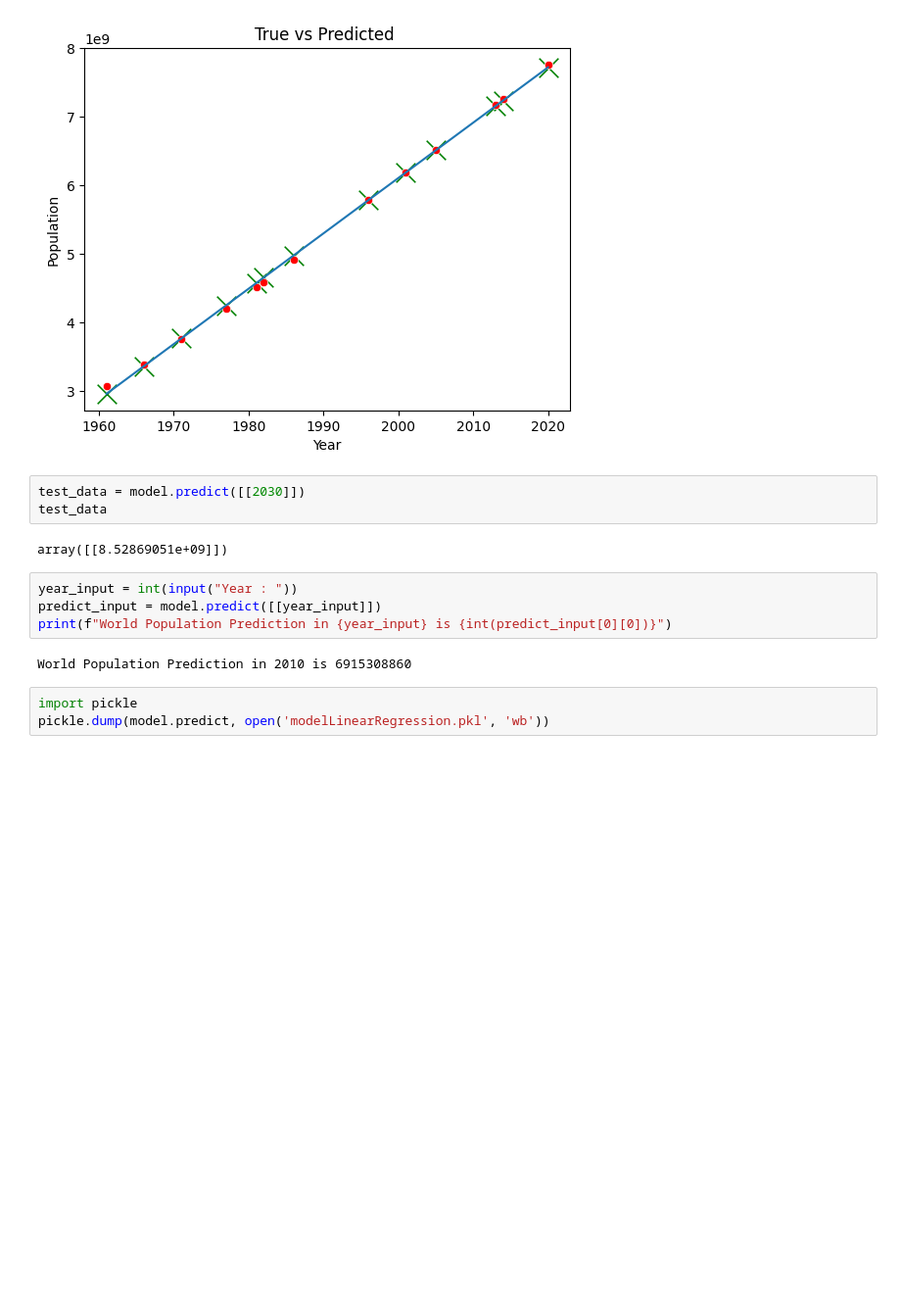
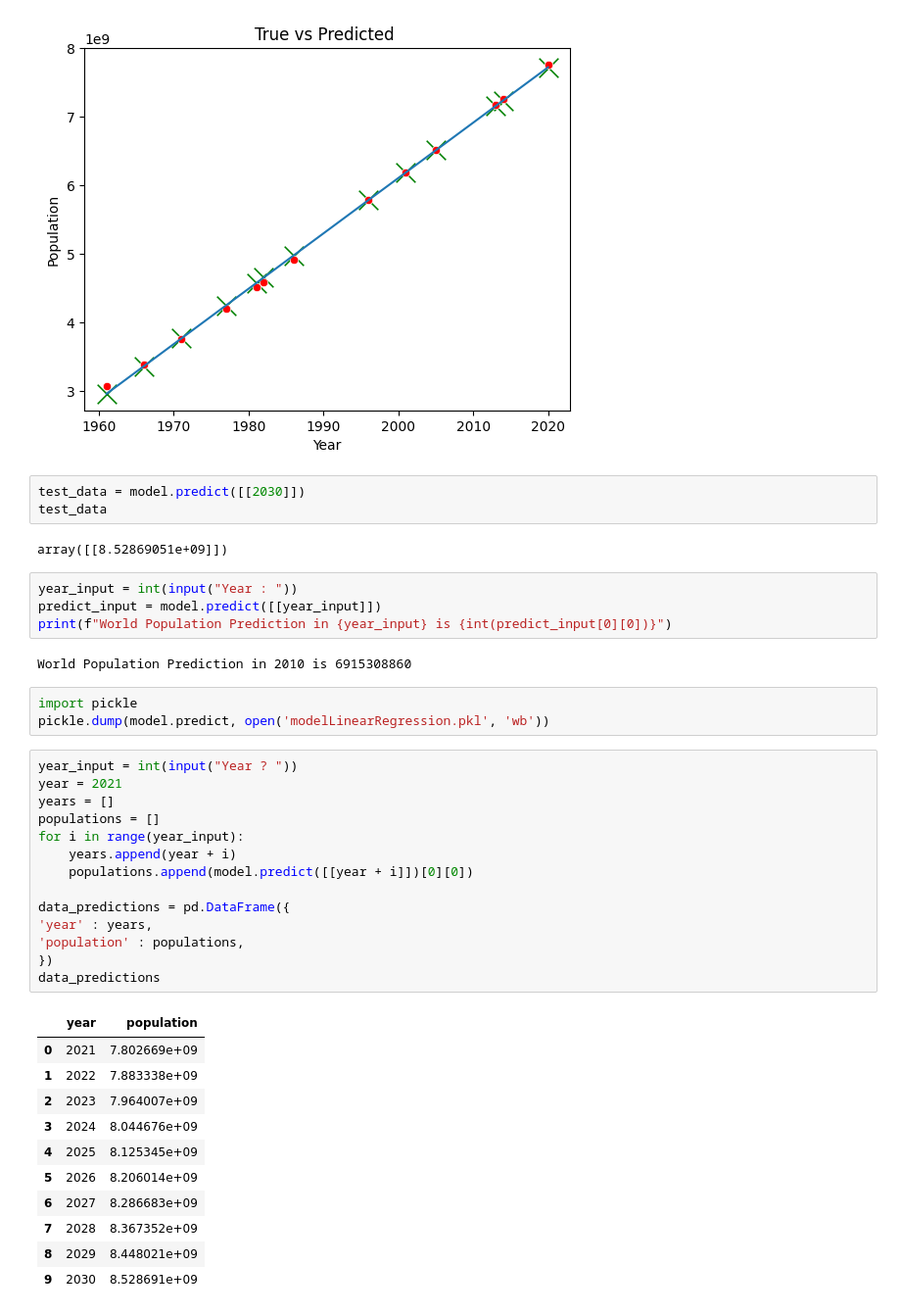
Before and after one commit to 9tw/population-prediction, a Jupyter notebook: main.ipynb, the cells around one changed output. Shown: that part at 98% size. Drawn from its saved outputs; the diff is of its cells as text; blank space fills up the shorter version.

```diff
--- a/main.ipynb
+++ b/main.ipynb
@@ -150,3 +150,29 @@ World Population Prediction in 2010 is 6915308860
 # %%
 import pickle
 pickle.dump(model.predict, open('modelLinearRegression.pkl', 'wb'))
+# %%
+year_input = int(input("Year ? "))
+year = 2021
+years = []
+populations = []
+for i in range(year_input):
+    years.append(year + i)
+    populations.append(model.predict([[year + i]])[0][0])
+
+data_predictions = pd.DataFrame({
+'year' : years,
+'population' : populations,
+})
+data_predictions
+# %% [output]
+|  | year | population |
+| 0 | 2021 | 7.802669e+09 |
+| 1 | 2022 | 7.883338e+09 |
+| 2 | 2023 | 7.964007e+09 |
+| 3 | 2024 | 8.044676e+09 |
+| 4 | 2025 | 8.125345e+09 |
+| 5 | 2026 | 8.206014e+09 |
+| 6 | 2027 | 8.286683e+09 |
+| 7 | 2028 | 8.367352e+09 |
+| 8 | 2029 | 8.448021e+09 |
+| 9 | 2030 | 8.528691e+09 |
```
Also changed, not shown: parts of 1 cell of this notebook.
